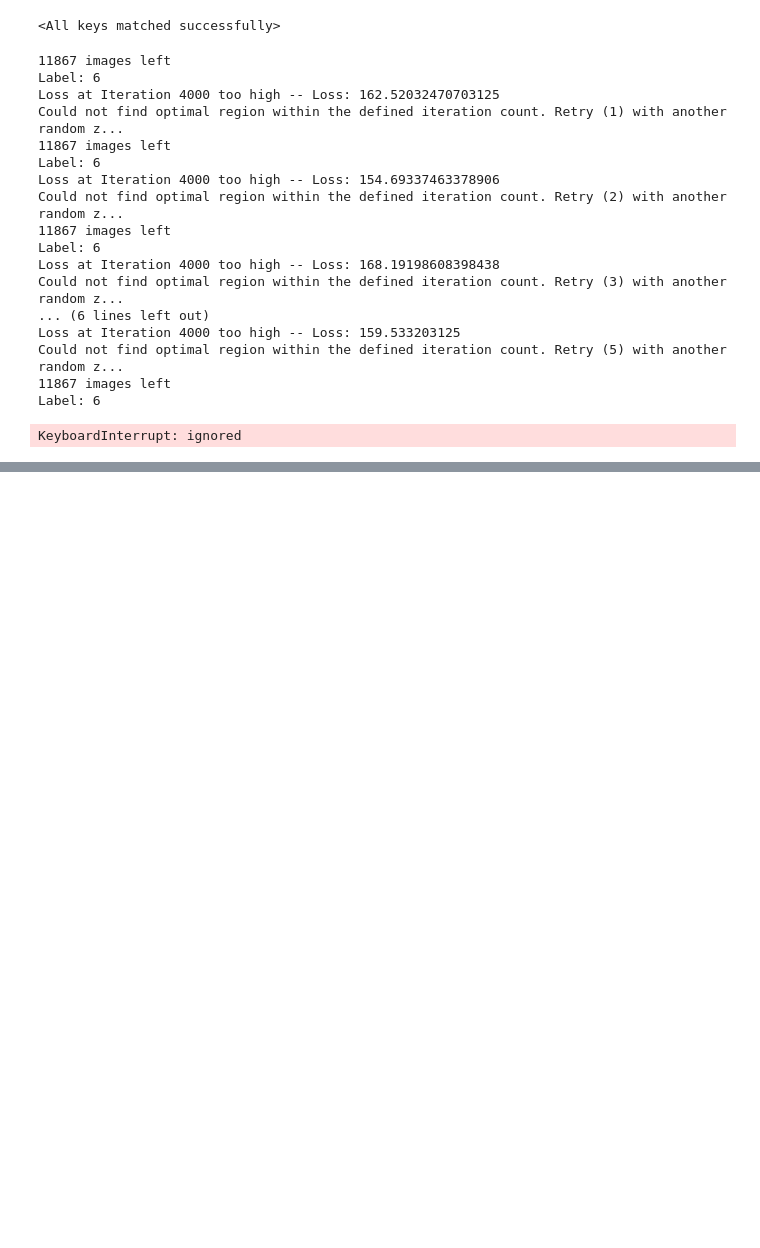
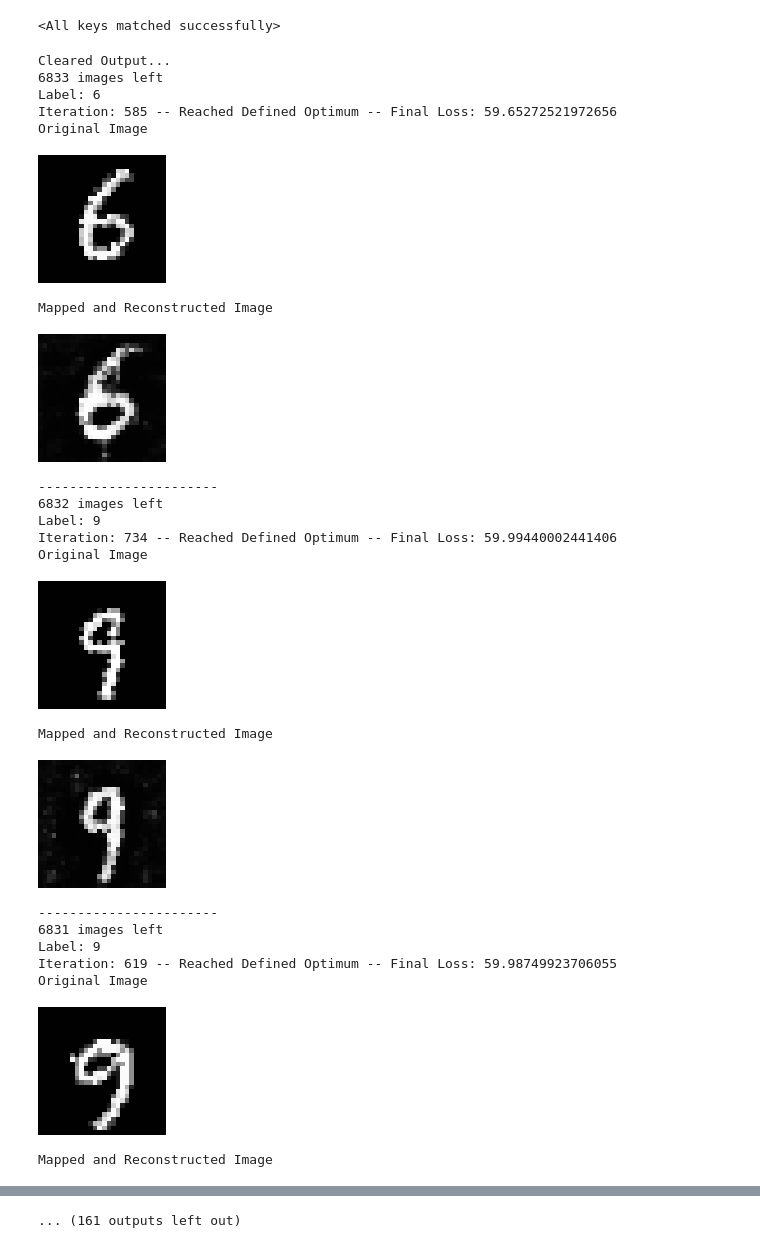
Before and after one commit to yashar-ne/AD-with-GANs, a Jupyter notebook: src/ml/notebooks/latent_space_mapping_class_anomaly.ipynb, the cells around one changed output, grey strips where cells are left out. Saved outputs shown, nothing was run; the diff lists cells and outputs as text; code cells hidden in the pictures; blank space fills up the shorter version.

```diff
--- a/src/ml/notebooks/latent_space_mapping_class_anomaly.ipynb
+++ b/src/ml/notebooks/latent_space_mapping_class_anomaly.ipynb
@@ -302,21 +293,21 @@ while counter > 0:
     print(f"{counter} images left")
     print(f"Label: {d[1]['label'].item()}")
 
-    max_retries = 20
-    opt_threshold=50
-    ignore_rules_below_threshold=55
-    immediate_retry_threshold=60
-    max_opt_iterations=25000
+    max_retries = 5
+    opt_threshold=60
+    ignore_rules_below_threshold=75
+    immediate_retry_threshold=110
+    max_opt_iterations=20000
 
     if (d[1]['anomaly'].item() == True and map_anomalies) or (d[1]['anomaly'].item() == False and map_normals):
         mapped_z, reconstruction_loss, retry = lsm.map_image_to_point_in_latent_space(d[0][0],
                                                                             batch_size=1,
                                                                             max_opt_iterations=max_opt_iterations,
                                                                             plateu_threshold=0.0005,
-                                                                            check_every_n_iter=4000,
-                                                                            learning_rate=0.1,
+                                                                            check_every_n_iter=5000,
+                                                                            learning_rate=0.01,
                                                                             print_every_n_iters=5000,
-                                                                            retry_after_n_iters=10000,
+                                                                            retry_after_n_iters=30000,
                                                                             ignore_rules_below_threshold=ignore_rules_below_threshold,
                                                                             opt_threshold=opt_threshold,
                                                                             immediate_retry_threshold=immediate_retry_threshold)
@@ -328,7 +319,8 @@ while counter > 0:
                 counter-=1
                 print("Retry Limit reached. Moving on to next sample")
                 print('Original Image That Could Not Be Mapped')
-                t(d[0][0]).resize((128, 128), PIL.Image.NEAREST).show()
+                display(t(original_img[0]).resize((128, 128), PIL.Image.NEAREST))
+                d = next(iterator)
                 print('-----------------------')
                 continue
             else:
@@ -337,47 +329,52 @@ while counter > 0:
                 continue
 
         retry_counter = 0
         mapped_images.append(mapped_z)
         with open(csv_path, 'a', newline='') as file:
             writer = csv.writer(file)
             fields = [f'mapped_z_{counter}.pt', d[1]['label'].item(), math.floor(reconstruction_loss)]
             writer.writerow(fields)
 
         torch.save(mapped_z, os.path.join(base_folder, f'mapped_z_{counter}.pt'))
         save_to_drive(mapped_z, counter, csv_path)
         cp_counter += 1
         if cp_counter % 50 == 0:
             create_cp(counter)
             clear_output
 
         print('Original Image')
         display(t(d[0][0]).resize((128, 128), PIL.Image.NEAREST))
         print('Mapped and Reconstructed Image')
         original_img = generator(mapped_z).cpu()
         display(t(original_img[0]).resize((128, 128), PIL.Image.NEAREST))
         print('-----------------------')
 
     i+=1
     counter-=1
     d = next(iterator)
 
 create_cp(0)
 # %% [output]
-11867 images left
+Cleared Output...
+6833 images left
 Label: 6
-Loss at Iteration 4000 too high -- Loss: 162.52032470703125
-Could not find optimal region within the defined iteration count. Retry (1) with another random z...
-11867 images left
-Label: 6
-Loss at Iteration 4000 too high -- Loss: 154.69337463378906
-Could not find optimal region within the defined iteration count. Retry (2) with another random z...
-11867 images left
-Label: 6
-Loss at Iteration 4000 too high -- Loss: 168.19198608398438
-Could not find optimal region within the defined iteration count. Retry (3) with another random z...
-... (6 lines left out)
-Loss at Iteration 4000 too high -- Loss: 159.533203125
-Could not find optimal region within the defined iteration count. Retry (5) with another random z...
-11867 images left
-Label: 6
+Iteration: 585 -- Reached Defined Optimum -- Final Loss: 59.65272521972656
+Original Image
+[figure, added]
-KeyboardInterrupt: ignored
+Mapped and Reconstructed Image
+[figure, added]
+-----------------------
+6832 images left
+Label: 9
+Iteration: 734 -- Reached Defined Optimum -- Final Loss: 59.99440002441406
+Original Image
+[figure, added]
+Mapped and Reconstructed Image
+[figure, added]
+-----------------------
+6831 images left
+Label: 9
+Iteration: 619 -- Reached Defined Optimum -- Final Loss: 59.98749923706055
+Original Image
+[figure, added]
+Mapped and Reconstructed Image
@@ -383,0 +382 @@ KeyboardInterrupt: ignored
+... (161 outputs left out)
```
Also changed, not shown: parts of 3 cells of this notebook.
